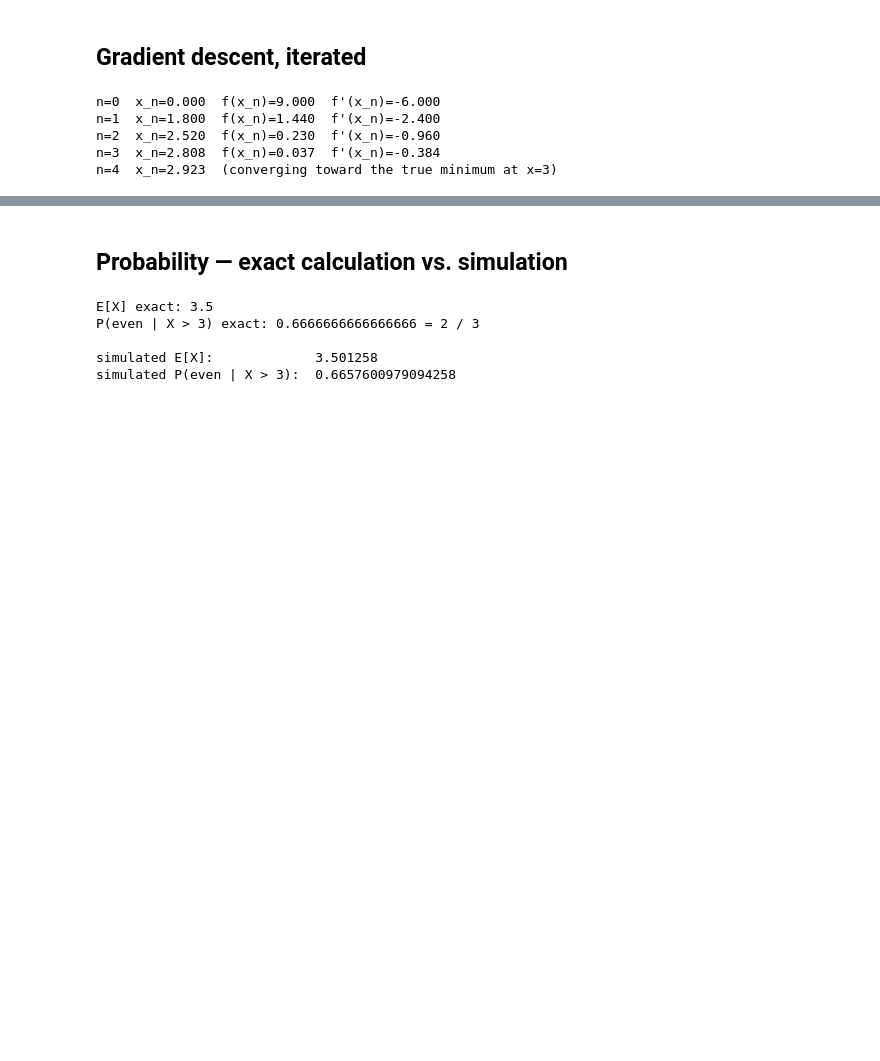
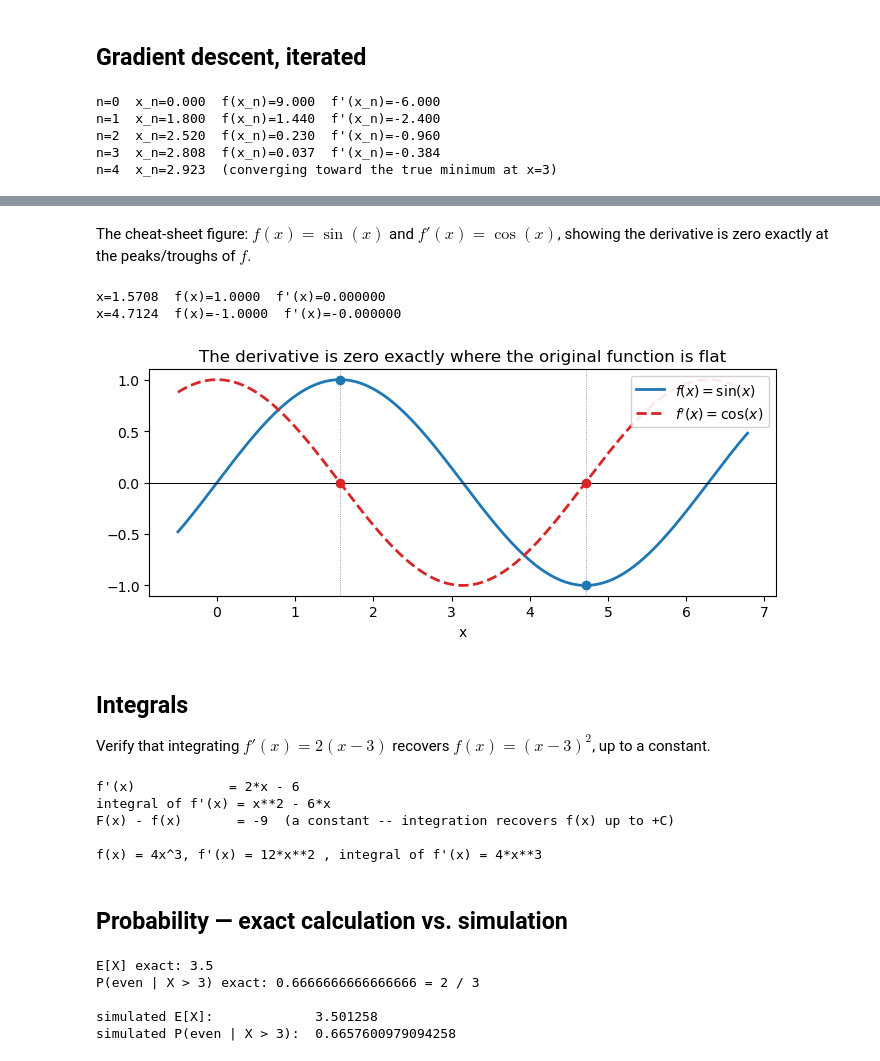
Before and after one commit to ElofssonLab/kb8029-book, a Jupyter notebook: notebooks/day01-math-in-code.ipynb, the cells around one changed output, grey strips where cells are left out. Drawn from its saved outputs; the diff is of its cells as text; code cells hidden in the pictures; blank space fills up the shorter version.

```diff
--- a/notebooks/day01-math-in-code.ipynb
+++ b/notebooks/day01-math-in-code.ipynb
@@ -152,3 +179,55 @@ n=4  x_n=2.923  (converging toward the true minimum at x=3)
+# %% [markdown]
+The cheat-sheet figure: $f(x)=\sin(x)$ and $f'(x)=\cos(x)$, showing the derivative is zero exactly at the peaks/troughs of $f$.
+# %%
+import numpy as np
+import matplotlib.pyplot as plt
+
+xf = np.linspace(-0.5, 2 * np.pi + 0.5, 400)
+f_vals = np.sin(xf)
+fprime_vals = np.cos(xf)
+
+fig, ax = plt.subplots(figsize=(7, 3.2))
+ax.plot(xf, f_vals, label=r"$f(x)=\sin(x)$", color="#1f77b4", linewidth=2)
+ax.plot(xf, fprime_vals, label=r"$f'(x)=\cos(x)$", color="#d62728", linewidth=2, linestyle="--")
+ax.axhline(0, color="black", linewidth=0.7)
+for xv in [np.pi / 2, 3 * np.pi / 2]:
+    ax.axvline(xv, color="gray", linewidth=0.6, linestyle=":")
+    ax.plot(xv, np.sin(xv), 'o', color="#1f77b4", zorder=5)
+    ax.plot(xv, 0, 'o', color="#d62728", zorder=5)
+    print(f"x={xv:.4f}  f(x)={np.sin(xv):.4f}  f'(x)={np.cos(xv):.6f}")
+ax.set_xlabel("x")
+ax.legend(loc="upper right", framealpha=0.9)
+ax.set_title("The derivative is zero exactly where the original function is flat")
+plt.tight_layout()
+plt.show()
+# %% [output]
+x=1.5708  f(x)=1.0000  f'(x)=0.000000
+x=4.7124  f(x)=-1.0000  f'(x)=-0.000000
+[figure, added]
+# %% [markdown]
+## Integrals
+
+Verify that integrating $f'(x) = 2(x-3)$ recovers $f(x) = (x-3)^2$, up to a constant.
+# %%
+fprime_expr = 2 * (x_sym - 3)
+F = sp.integrate(fprime_expr, x_sym)
+f_expr = (x_sym - 3)**2
+print("f'(x)            =", fprime_expr)
+print("integral of f'(x) =", F)
+print("F(x) - f(x)       =", sp.simplify(F - f_expr), " (a constant -- integration recovers f(x) up to +C)")
+
+# Practice problem check: f(x) = 4x^3
+f2 = 4 * x_sym**3
+f2prime = sp.diff(f2, x_sym)
+F2 = sp.integrate(f2prime, x_sym)
+print()
+print("f(x) = 4x^3, f'(x) =", f2prime, ", integral of f'(x) =", F2)
+# %% [output]
+f'(x)            = 2*x - 6
+integral of f'(x) = x**2 - 6*x
+F(x) - f(x)       = -9  (a constant -- integration recovers f(x) up to +C)
+
+f(x) = 4x^3, f'(x) = 12*x**2 , integral of f'(x) = 4*x**3
 # %% [markdown]
 ## Probability — exact calculation vs. simulation
 # %%
```
Also changed, not shown: parts of 8 cells of this notebook, 2 other files.
